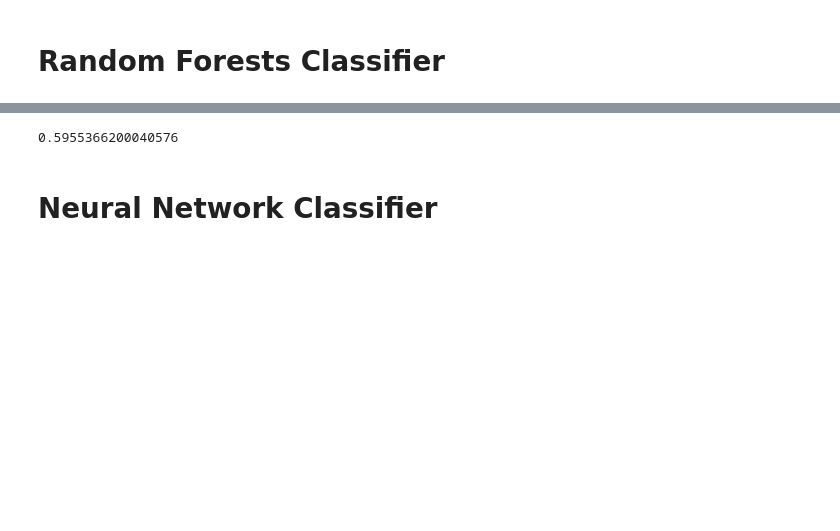
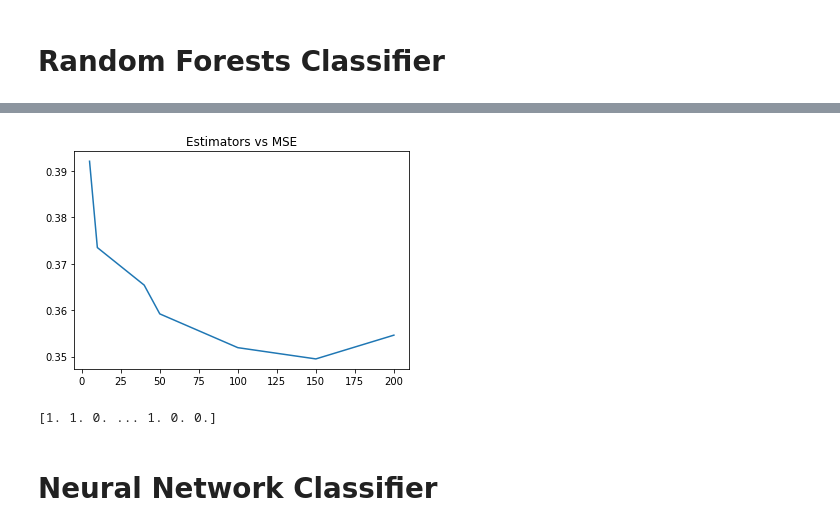
Before and after one commit to MartinMurata/CustomerAnalytics, a Jupyter notebook: CustomerAnalytics.ipynb, the cells around one changed output, grey strips where cells are left out. Drawn from its saved outputs; the diff is of its cells as text; code cells hidden in the pictures; blank space fills up the shorter version.

```diff
--- a/CustomerAnalytics.ipynb
+++ b/CustomerAnalytics.ipynb
@@ -114,9 +138,24 @@ kaggle_submit('Y_submit_abc.txt',clf.predict(Xte))
+# %%
+rfcMSE = []
+estimators = [5,10,40,50,100,150,200]
+for e in estimators:
+    forestLearner = RFC(n_estimators=e, max_depth=10,min_samples_split=3, random_state=0)
+    forestLearner = forestLearner.fit(Xtr, Ytr)
+    rfcMSE.append(MSE(Yval,forestLearner.predict(Xval)))
+plt.plot(estimators,rfcMSE)
+plt.title('Estimators vs MSE')
+plt.show()
+# %% [output]
+[figure, added]
 # %%
-forestLearner = RFC(n_estimators=10, max_depth=30,min_samples_split=5, random_state=0)
-forestLearner = forestLearner.fit(X, Y)
-scores = cross_val_score(forestLearner, Xval, Yval ,cv=10)
-scores.mean()
+forestLearner = RFC(n_estimators=400, max_depth=10,min_samples_split=3, max_features=10,random_state=0)
+forestLearner = forestLearner.fit(Xtr, Ytr)
+errors = abs(forestLearner.predict(Xval) - Yval)
+print(errors)
+mape = 100 * np.mean(errors / Yval)
+accuracy = 100 - mape
+# print(100 - mape)
 # %% [output]
-0.5955366200040576
+[1. 1. 0. ... 1. 0. 0.]
 # %%
 # write kaggle predictions out to text file
```
Also changed, not shown: parts of 8 cells of this notebook, 2 other files.
